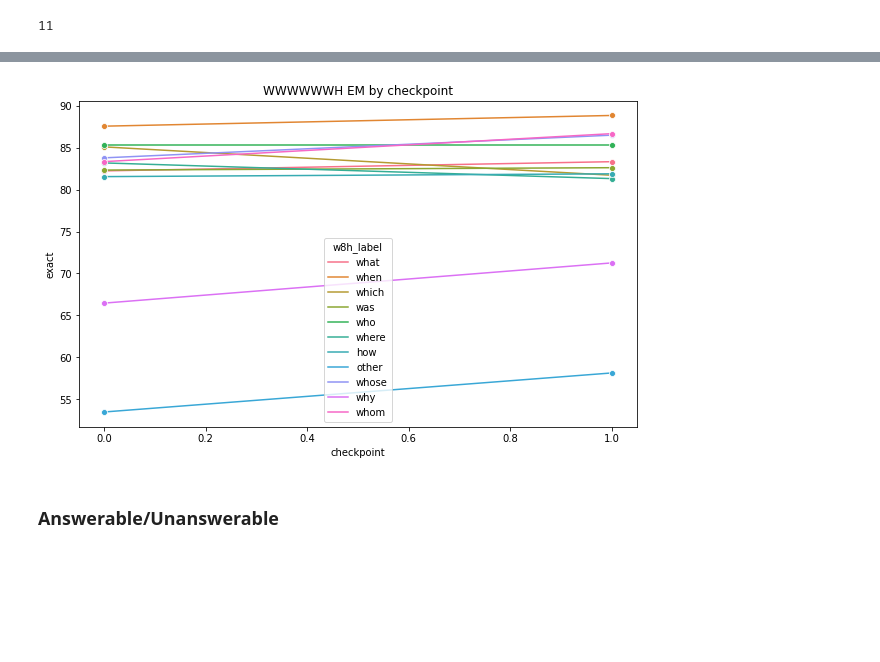
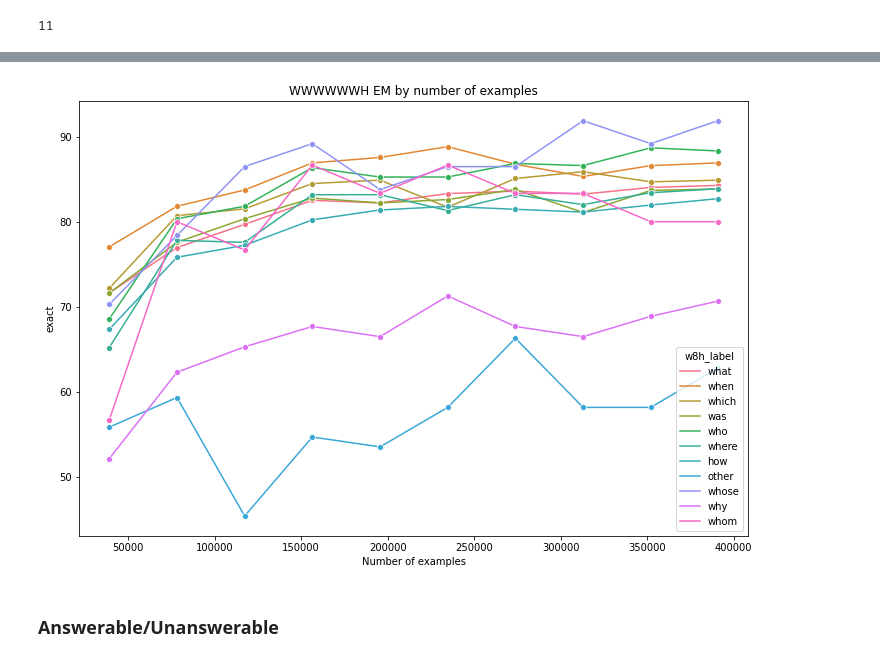
Before and after one commit to stevieg3/when-do-reading-comprehension-models-learn, a Jupyter notebook: notebooks/main/01-Simple categories ALBERT SQuADv2.ipynb, the cells around one changed output, grey strips where cells are left out. Cells and saved outputs as stored; diff of their text form; code cells hidden in the pictures; blank space fills up the shorter version.

Commit message:
Ran with full checkpoint files

```diff
--- a/notebooks/main/01-Simple categories ALBERT SQuADv2.ipynb
+++ b/notebooks/main/01-Simple categories ALBERT SQuADv2.ipynb
@@ -96,0 +107,5 @@ combined.head()
+# %%
+step_schedule = [815, 1630, 2445, 3260, 4075, 4890, 5705, 6520, 7335, 8144]
+# %%
+checkpoint_to_examples = dict(zip(range(10), [48 * step for step in step_schedule]))
+checkpoint_to_examples
@@ -97,3 +123,5 @@ combined.head()
+# %%
+combined['num_examples'] = combined['checkpoint'].map(checkpoint_to_examples)
 # %% [markdown]
 ## Evaluation function
 # %%
@@ -209,12 +237,12 @@ combined['w8h_label'].nunique()
 # %%
 full_metrics_df = pd.DataFrame()
 
-for checkpoint in combined['checkpoint'].unique():
+for num_examples in combined['num_examples'].unique():
     for label in combined['w8h_label'].unique():
 
         combined_subset = combined.copy()[
             (combined['w8h_label'] == label) &
-            (combined['checkpoint'] == checkpoint)
+            (combined['num_examples'] == num_examples)
         ]
 
         id_list = list(combined_subset['id'])
@@ -229,7 +257,7 @@ for checkpoint in combined['checkpoint'].unique():
 
         metrics_df = pd.DataFrame(metrics, index=[0])
         metrics_df['w8h_label'] = label
-        metrics_df['checkpoint'] = checkpoint
+        metrics_df['num_examples'] = num_examples
 
         full_metrics_df = full_metrics_df.append(metrics_df, ignore_index=True)
 # %%
@@ -253,10 +282,11 @@ plt.show()
 # %%
-plt.figure(figsize=(10, 6))
-plt.title('WWWWWWH EM by checkpoint')
-sns.lineplot(data=full_metrics_df, y='exact', x='checkpoint', hue='w8h_label', marker='o')
+plt.figure(figsize=(12, 8))
+plt.title('WWWWWWH EM by number of examples')
+plt.xlabel('Number of examples')
+sns.lineplot(data=full_metrics_df, y='exact', x='num_examples', hue='w8h_label', marker='o')
 plt.show()
 # %% [output]
-[figure, old version]
+[figure, new version]
 # %% [markdown]
 ### Answerable/Unanswerable
 # %%
```
Also changed, not shown: parts of 35 cells of this notebook.
